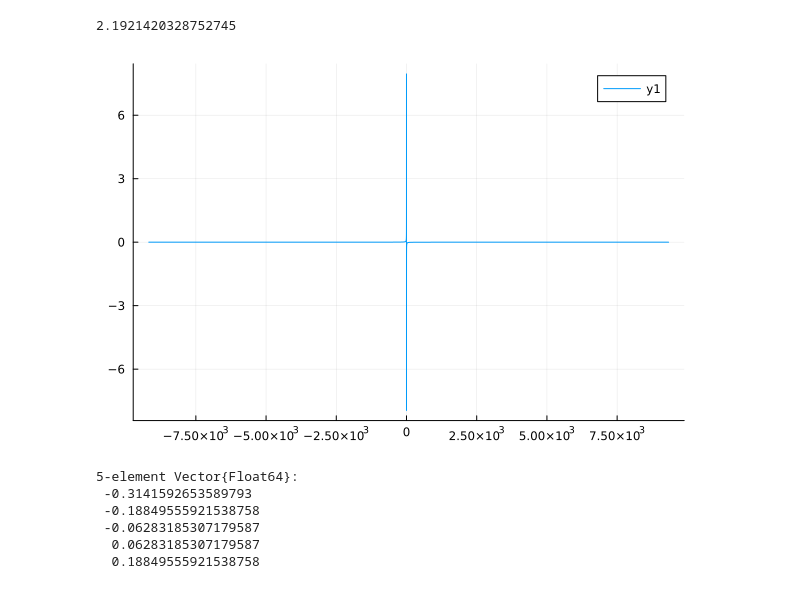
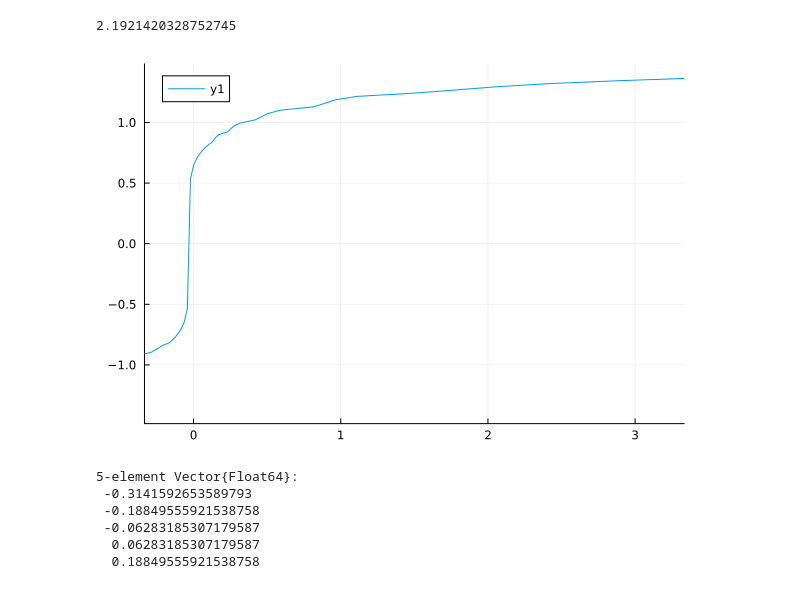
Before and after one commit to vdrouint/large-N-equations, a Jupyter notebook: largeN-Kondo.ipynb, the cells around one changed output. Cells and saved outputs as stored; diff of their text form; code cells hidden in the pictures.

```diff
--- a/largeN-Kondo.ipynb
+++ b/largeN-Kondo.ipynb
@@ -85,7 +85,6 @@ G_c = matfreq2tau(df, G_c_matfreq)
 q0 = 0.5 # q0 = 2S/N
 γ = q0  # γ ≠ q0 means a under or over screened Kondo model
 λ = (1/β) * log(1/q0 +1) #initial λ for the loop
-eta = 0.001
 β_K = 50  #Kondo temperature, used to define J_K, needs to be larger than initial β
 J_K = 1 / ρ / log(D * β_K) #alternatively, J_K could be defined by itself
 
@@ -121,10 +120,18 @@ function update_Lagrange(sigmaB, dfreq, q0)
    #x is positive to enforce the λ_eff (n_b - q) constraint
    # and we have λ_eff = λ + x + Re(Σ_B(0)) > 0
    #this sets λmin, to which we add a small shift
-   λmin = - real(Sigma_B_matfreq[searchsorted(db.n,0)][1]) + 1e-6
+   λmin_theo = - real(Sigma_B_matfreq[searchsorted(db.n,0)][1])
+   #find good λmin
+   l_list = λmin_theo .+ 10 .^ (-12:0.5:2);
+   λmin = l_list[argmin(f.(l_list))]
    #find the zero of f(x) within the (λmin, Euv) region
+   #methods:
+   #-=-=-=-=
    #use the bisection method
    xval = find_zero(f, (λmin, Euv), atol=1e-6)
+   #use the method of closest
+   #xval = find_zero(f, λmin, atol=1e-6)
+   #Newton's method
    return xval
 end
 
@@ -144,2 +150,0 @@ update_Lagrange_and_GB (generic function with 1 method)
-# %%
-update_Lagrange_and_GB(Sigma_B_matfreq, db, q0)
@@ -147,0 +222,2 @@ update_Lagrange_and_GB(Sigma_B_matfreq, db, q0)
+# %%
+G_B, G_h, λ, Sigma_B_matfreq, Sigma_h_matfreq = solve_self_energy_conditions(G_B, db, G_h, G_c, df, q0, J_K)
@@ -263,8 +344,8 @@ calculate_local_spin_susceptibility(G_B, β)
 # %% [output]
 2.1921420328752745
 # %%
-Gplot = tau2matfreq(db, G_B)
+Gplot = tau2matfreq(df, G_h)
 #plot(df.ωn, imag(Gplot), xscale=:log, xlim=(1e-2,5000))
-plot(db.ωn, imag(Gplot))
+plot(db.ωn, imag(Gplot), xlim=(-100/β, 1000/β))
 # %% [output]
-[figure, old version]
+[figure, new version]
```
Also changed, not shown: parts of 9 cells of this notebook.
